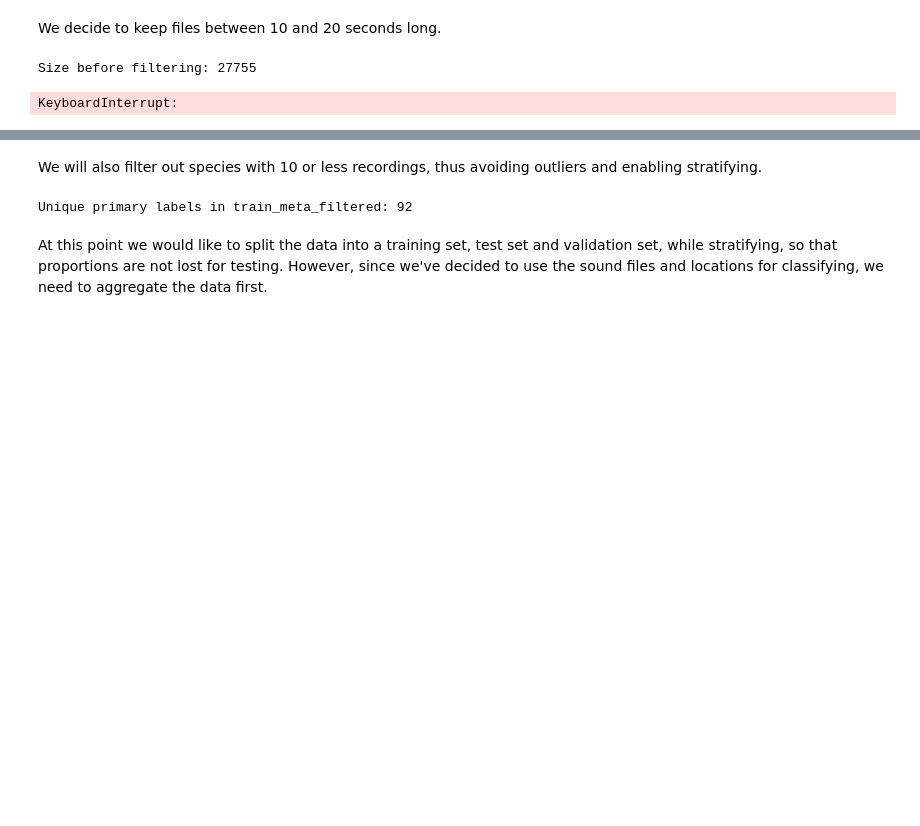
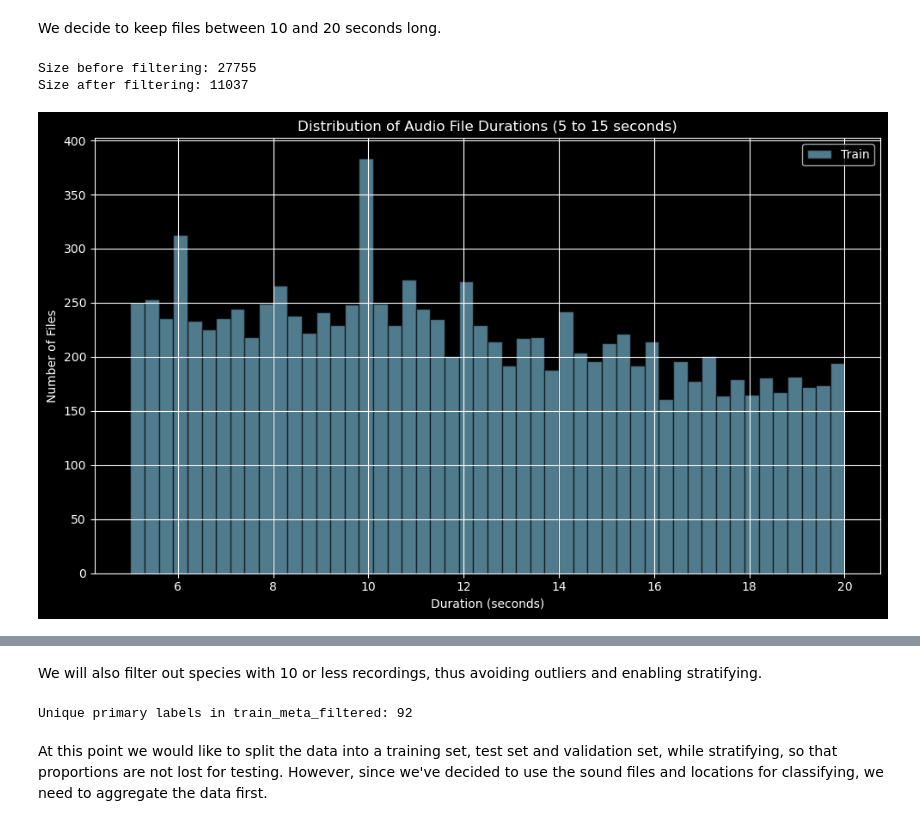
Before and after one commit to massmola/ml-assignments, a Jupyter notebook: Project/mlp-project.ipynb, the cells around one changed output, grey strips where cells are left out. Drawn from its saved outputs; the diff is of its cells as text; code cells hidden in the pictures; blank space fills up the shorter version.

```diff
--- a/Project/mlp-project.ipynb
+++ b/Project/mlp-project.ipynb
@@ -286,37 +287,36 @@ We decide to keep files between 10 and 20 seconds long.
 # %%
 tqdm.pandas()
 
 def filter_audio_duration(df, lower_bound, upper_bound):
     df['duration'] = df['file_path'].progress_apply(get_duration)
     df_filtered = df[
         (df['duration'] >= lower_bound) & (df['duration'] <= upper_bound)
     ].copy()
     return df_filtered
 
 print(f"Size before filtering: {len(train_meta)}")
-train_meta_filtered = filter_audio_duration(train_meta, 5, 20)
+
+if not os.path.exists('filtered_duration.csv'):
+    train_meta_filtered = filter_audio_duration(train_meta, 5, 20)
+    train_meta_filtered.to_csv('filtered_duration.csv', index=False)
+else:
+    train_meta_filtered = pd.read_csv('filtered_duration.csv')
 print(f"Size after filtering: {len(train_meta_filtered)}\n")
 
-# print(f"Test set size before filtering: {len(test_df)}")
-# test_df_filtered = filter_audio_duration(test_df, 5, 15)
-# print(f"Test set size after filtering: {len(test_df_filtered)}\n")
-
-# print(f"Validation set size before filtering: {len(val_df)}")
-# val_df_filtered = filter_audio_duration(val_df, 5, 15)
-# print(f"Validation set size after filtering: {len(val_df_filtered)}")
 
 # Plot the filtered durations
 plt.figure(figsize=(10, 6))
 plt.hist(train_meta_filtered['duration'], bins=50, alpha=0.6, label='Train', color='skyblue', edgecolor='black')
 # plt.hist(test_df_filtered['duration'], bins=50, alpha=0.6, label='Test', color='salmon', edgecolor='black')
 # plt.hist(val_df_filtered['duration'], bins=50, alpha=0.6, label='Validation', color='yellow', edgecolor='black')
 plt.title("Distribution of Audio File Durations (5 to 15 seconds)")
 plt.xlabel("Duration (seconds)")
 plt.ylabel("Number of Files")
 plt.legend()
 plt.grid(True)
 plt.tight_layout()
 plt.show()
 # %% [output]
 Size before filtering: 27755
+Size after filtering: 11037
-KeyboardInterrupt:
+[figure, added]
```
Also changed, not shown: parts of 20 cells of this notebook, 2 other files.
